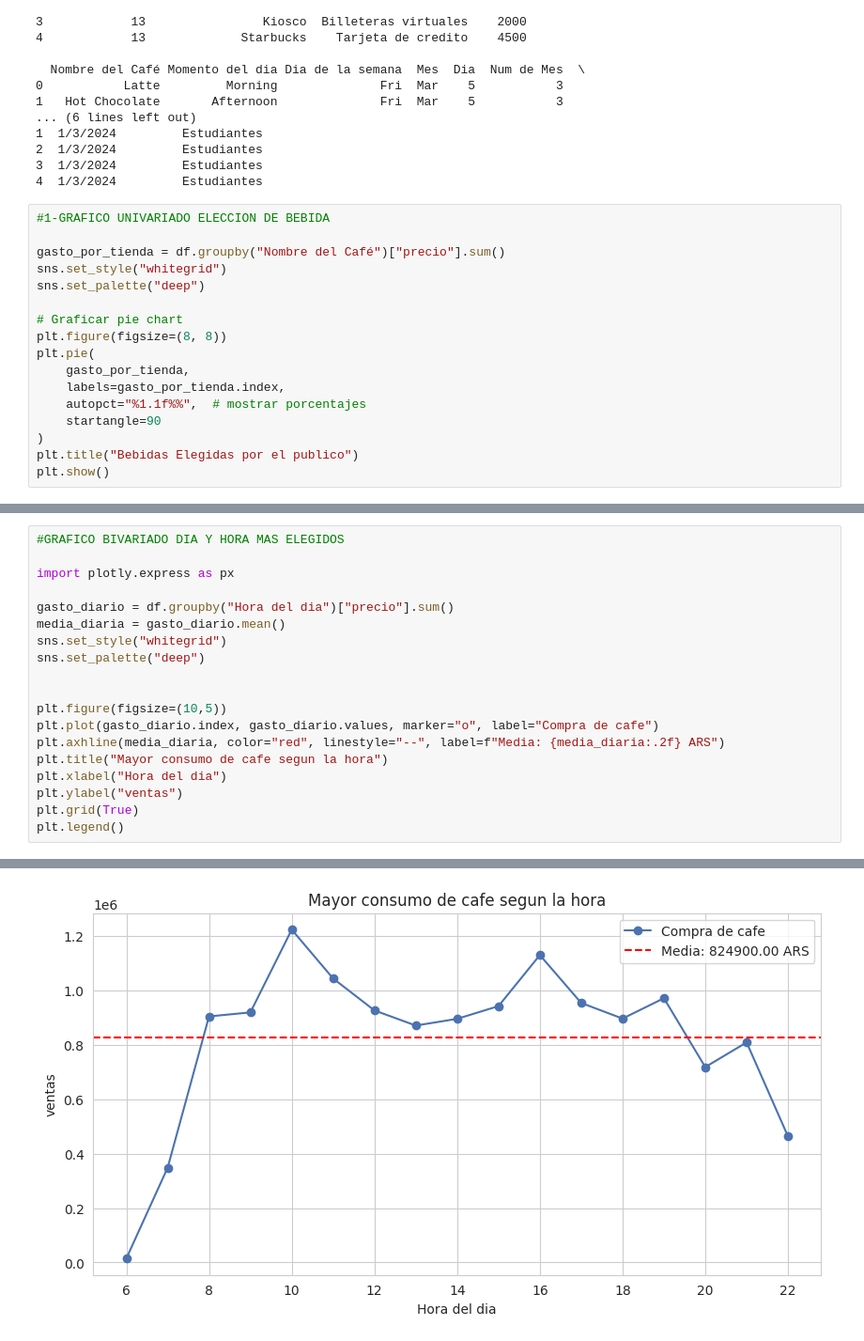
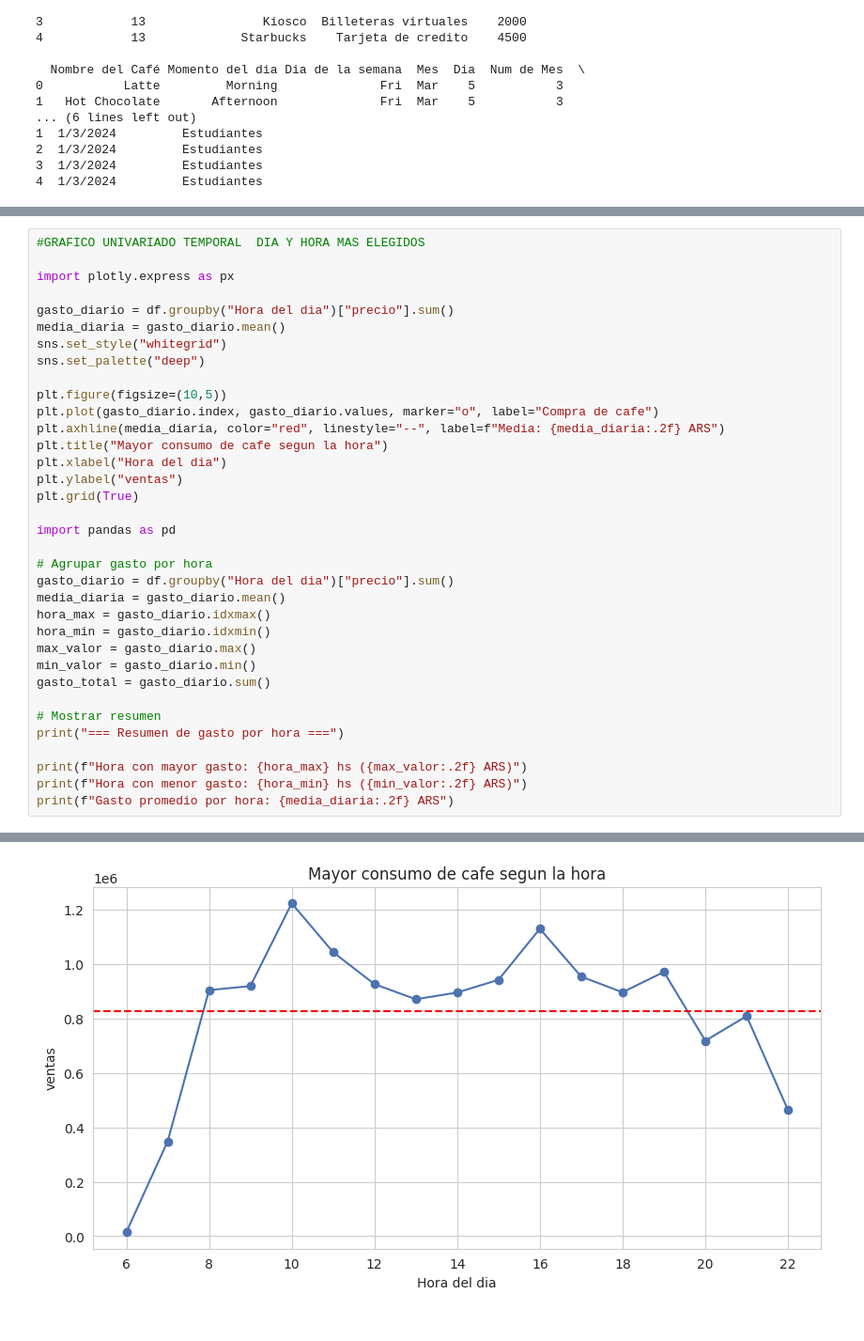
Before and after one commit to estemartinez87-cell/ProyectoConsumodeCafeI-MartinezEstela, a Jupyter notebook: Analisis_del_consumo_del_cafe.ipynb, the cells around one changed output, grey strips where cells are left out. Shown at 94% size. Saved outputs shown, nothing was run; the diff lists cells and outputs as text.

```diff
--- a/Analisis_del_consumo_del_cafe.ipynb
+++ b/Analisis_del_consumo_del_cafe.ipynb
@@ -55,20 +57,3 @@ print (df.head())
 2  1/3/2024         Estudiantes
 3  1/3/2024         Estudiantes
 4  1/3/2024         Estudiantes
-# %%
-#1-GRAFICO UNIVARIADO ELECCION DE BEBIDA
-
-gasto_por_tienda = df.groupby("Nombre del Café")["precio"].sum()
-sns.set_style("whitegrid")
-sns.set_palette("deep")
-
-# Graficar pie chart
-plt.figure(figsize=(8, 8))
-plt.pie(
-    gasto_por_tienda,
-    labels=gasto_por_tienda.index,
-    autopct="%1.1f%%",  # mostrar porcentajes
-    startangle=90
-)
-plt.title("Bebidas Elegidas por el publico")
-plt.show()
@@ -77,5 +129,5 @@ plt.show()
 # %%
-#GRAFICO BIVARIADO DIA Y HORA MAS ELEGIDOS
+#GRAFICO UNIVARIADO TEMPORAL  DIA Y HORA MAS ELEGIDOS
 
 import plotly.express as px
 
@@ -84,7 +136,6 @@ media_diaria = gasto_diario.mean()
 sns.set_style("whitegrid")
 sns.set_palette("deep")
 
-
 plt.figure(figsize=(10,5))
 plt.plot(gasto_diario.index, gasto_diario.values, marker="o", label="Compra de cafe")
 plt.axhline(media_diaria, color="red", linestyle="--", label=f"Media: {media_diaria:.2f} ARS")
@@ -92,5 +143,22 @@ plt.title("Mayor consumo de cafe segun la hora")
 plt.xlabel("Hora del dia")
 plt.ylabel("ventas")
 plt.grid(True)
-plt.legend()
+
+import pandas as pd
+
+# Agrupar gasto por hora
+gasto_diario = df.groupby("Hora del dia")["precio"].sum()
+media_diaria = gasto_diario.mean()
+hora_max = gasto_diario.idxmax()
+hora_min = gasto_diario.idxmin()
+max_valor = gasto_diario.max()
+min_valor = gasto_diario.min()
+gasto_total = gasto_diario.sum()
+
+# Mostrar resumen
+print("=== Resumen de gasto por hora ===")
+
+print(f"Hora con mayor gasto: {hora_max} hs ({max_valor:.2f} ARS)")
+print(f"Hora con menor gasto: {hora_min} hs ({min_valor:.2f} ARS)")
+print(f"Gasto promedio por hora: {media_diaria:.2f} ARS")
 # %% [output]
@@ -98,2 +169,2 @@ plt.legend()
-[figure, old version]
+[figure, new version]
 # %%
```
Also changed, not shown: parts of 12 cells of this notebook.
